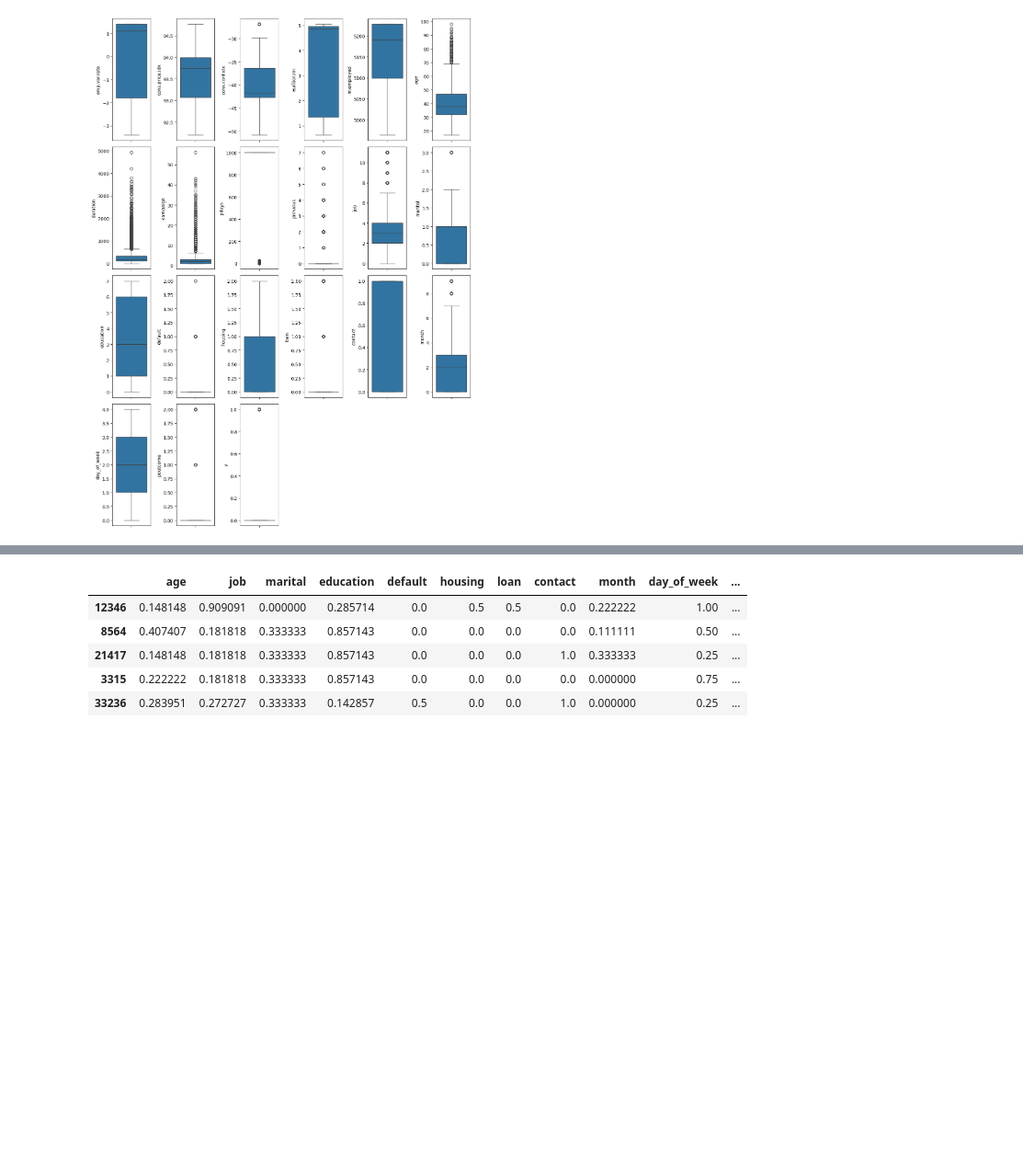
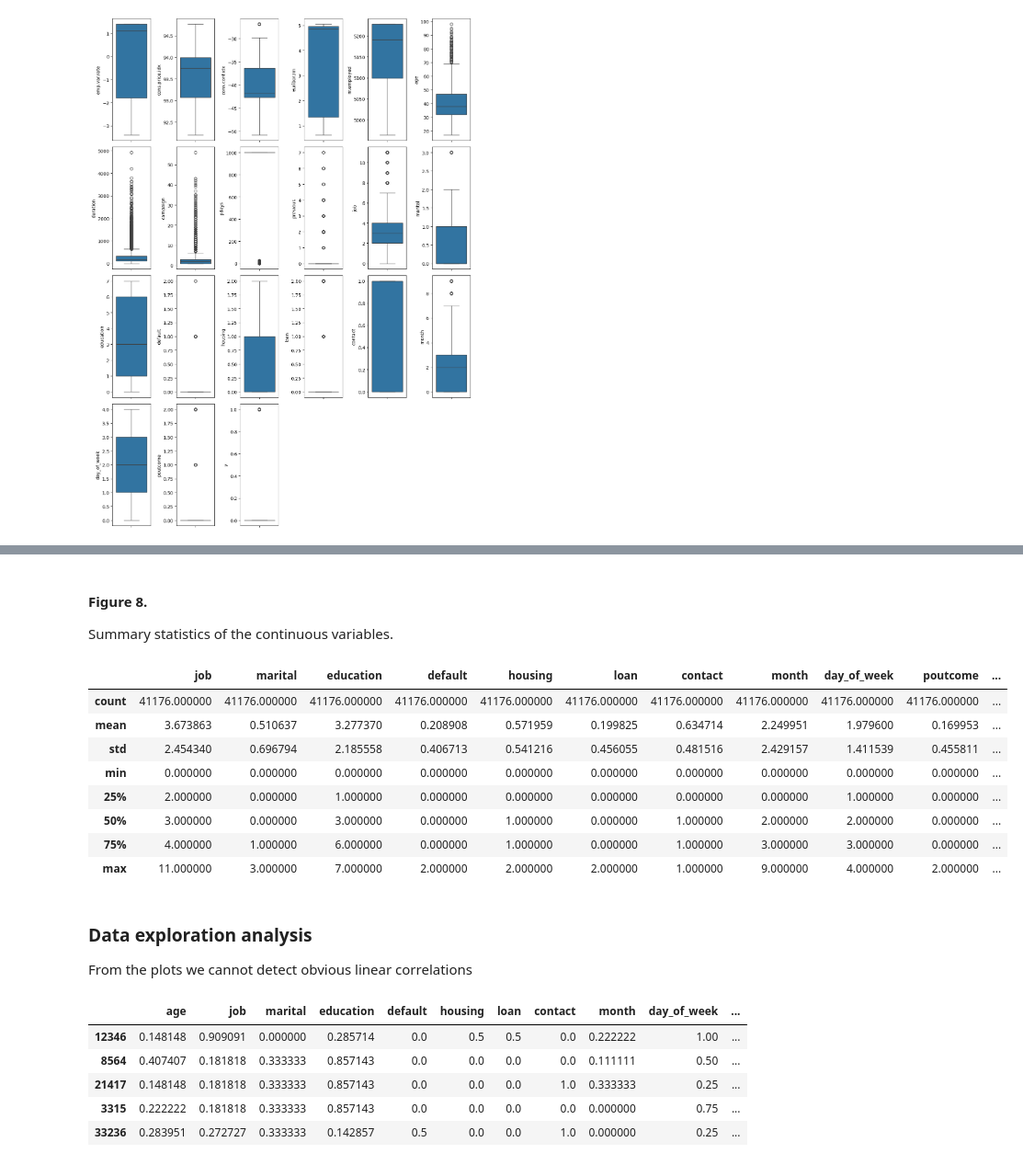
Before and after one commit to ShadekJaramillo/Logistic-regression-tutorial, a Jupyter notebook: src/explore.ipynb, the cells around one changed output, grey strips where cells are left out. Shown at 92% size. Saved outputs shown, nothing was run; the diff lists cells and outputs as text; code cells hidden in the pictures; blank space fills up the shorter version.

Commit message:
added document structure to the plots in explore.ipynb

```diff
--- a/src/explore.ipynb
+++ b/src/explore.ipynb
@@ -66,0 +62,4 @@ None
+# %%
+print(f'The data has {raw_df.duplicated().sum()} duplicated rows')
+for column, series in raw_df.items():
+    print(f'{column:15} has {series.isnull().sum()} null values')
@@ -67,3 +118,3 @@ None
 # %%
-raw_df = raw_df.drop_duplicates(ignore_index=True)
-print(raw_df.info())
+df = raw_df.copy()
+df.drop_duplicates(ignore_index=True,inplace=True)
@@ -167,3 +259,23 @@ plt.show()
+# %% [markdown]
+#### **Figure 8.**
+
+Summary statistics of the continuous variables.
+# %%
+df[categorical].describe()
+# %% [output]
+|  | job | marital | education | default | housing | loan | contact | month | day_of_week | poutcome | ... |
+| count | 41176.000000 | 41176.000000 | 41176.000000 | 41176.000000 | 41176.000000 | 41176.000000 | 41176.000000 | 41176.000000 | 41176.000000 | 41176.000000 | ... |
+| mean | 3.673863 | 0.510637 | 3.277370 | 0.208908 | 0.571959 | 0.199825 | 0.634714 | 2.249951 | 1.979600 | 0.169953 | ... |
+| std | 2.454340 | 0.696794 | 2.185558 | 0.406713 | 0.541216 | 0.456055 | 0.481516 | 2.429157 | 1.411539 | 0.455811 | ... |
+| min | 0.000000 | 0.000000 | 0.000000 | 0.000000 | 0.000000 | 0.000000 | 0.000000 | 0.000000 | 0.000000 | 0.000000 | ... |
+| 25% | 2.000000 | 0.000000 | 1.000000 | 0.000000 | 0.000000 | 0.000000 | 0.000000 | 0.000000 | 1.000000 | 0.000000 | ... |
+| 50% | 3.000000 | 0.000000 | 3.000000 | 0.000000 | 1.000000 | 0.000000 | 1.000000 | 2.000000 | 2.000000 | 0.000000 | ... |
+| 75% | 4.000000 | 1.000000 | 6.000000 | 0.000000 | 1.000000 | 0.000000 | 1.000000 | 3.000000 | 3.000000 | 0.000000 | ... |
+| max | 11.000000 | 3.000000 | 7.000000 | 2.000000 | 2.000000 | 2.000000 | 1.000000 | 9.000000 | 4.000000 | 2.000000 | ... |
+# %% [markdown]
+### Data exploration analysis
+
+From the plots we cannot detect obvious linear correlations
 # %%
 x = df.drop('y',axis=1, inplace=False)
 y = df['y']
```
Also changed, not shown: parts of 25 cells of this notebook.
